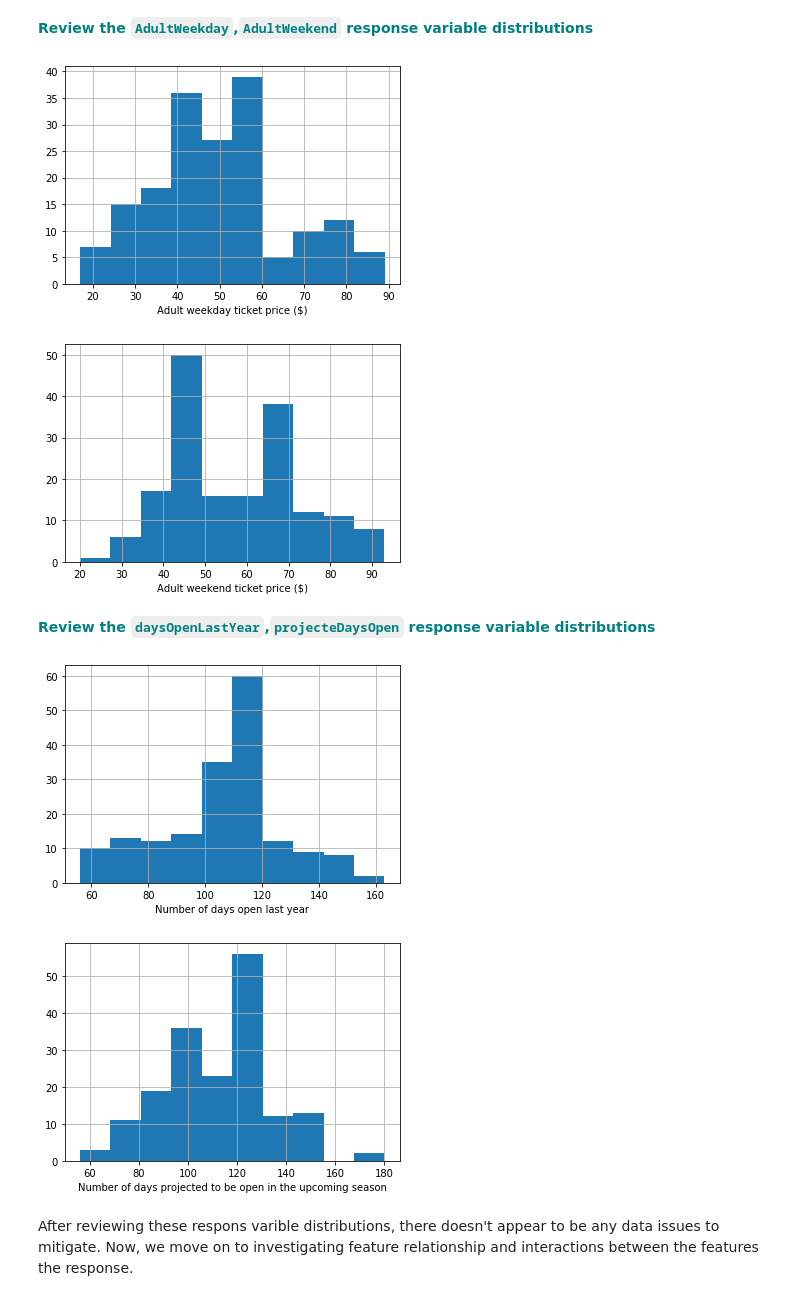
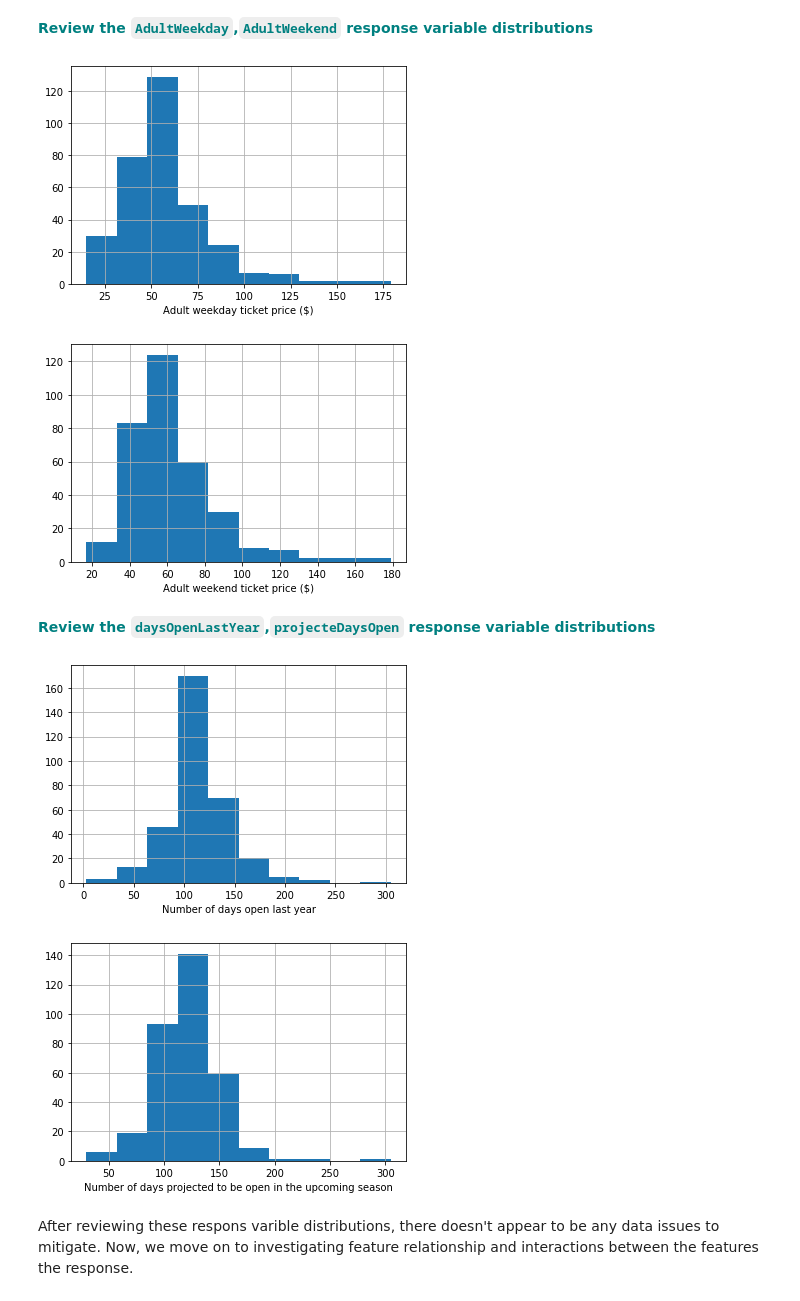
Before and after one commit to RafaelPinto/springboard, a Jupyter notebook: guided_capstone/Notebook_stepthree.ipynb, the cells around one changed output. Cells and saved outputs as stored; diff of their text form; code cells hidden in the pictures.

```diff
--- a/guided_capstone/Notebook_stepthree.ipynb
+++ b/guided_capstone/Notebook_stepthree.ipynb
@@ -253,0 +334,2 @@ boxplot = dfno.boxplot(grid=False, vert=False,fontsize=15, figsize=(12,15))
+# %%
+df.loc[df.yearsOpen == 2019, 'yearsOpen'] = 56
@@ -305,34 +375,34 @@ There are many possible response variables you could have identified in Step 1 o
 # %%
 # Make a histogram of the 'AdultWeekday' column of the dfno dataframe.
 # You'll want to call hist() on that column
-dfno.AdultWeekday.hist()
+df.AdultWeekday.hist()
 plt.xlabel('Adult weekday ticket price ($)')
 plt.show()
 # %% [output]
-[figure, old version]
+[figure, new version]
 # %%
 # Do the same but with the AdultWeekend column
-dfno.AdultWeekend.hist()
+df.AdultWeekend.hist()
 plt.xlabel('Adult weekend ticket price ($)')
 plt.show()
 # %% [output]
-[figure, old version]
+[figure, new version]
 # %% [markdown]
 <font color='teal'>**Review the `daysOpenLastYear`,`projecteDaysOpen` response variable distributions**</font>
 # %%
 # Do the same as above! You got this :)
 # %%
-dfno.daysOpenLastYear.hist()
+df.daysOpenLastYear.hist()
 plt.xlabel('Number of days open last year')
 plt.show()
 # %% [output]
-[figure, old version]
+[figure, new version]
 # %%
-dfno.projectedDaysOpen.hist()
+df.projectedDaysOpen.hist()
 plt.xlabel('Number of days projected to be open in the upcoming season')
 plt.show()
 # %% [output]
-[figure, old version]
+[figure, new version]
 # %% [markdown]
 After reviewing these respons varible distributions, there doesn't appear to be any data issues to mitigate. Now, we move on to investigating feature relationship and interactions between the features the response.
 # %% [markdown]
```
Also changed, not shown: parts of 36 cells of this notebook, 3 other files.
